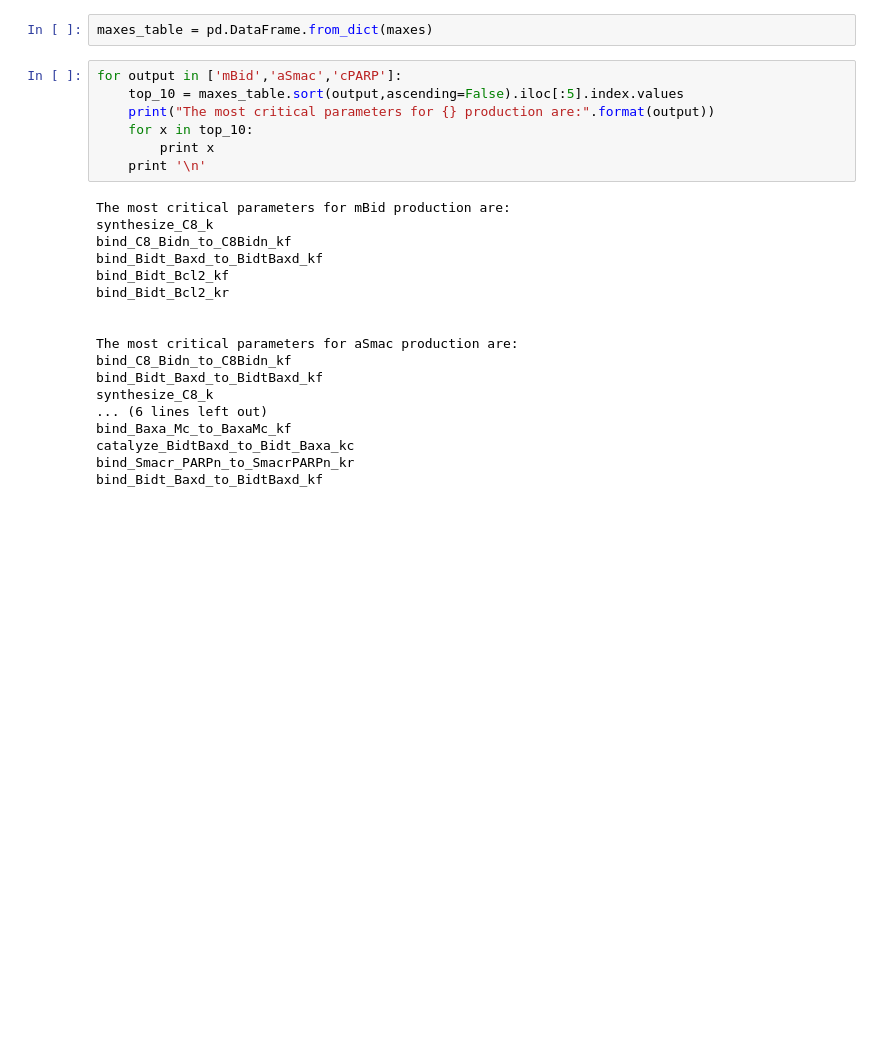
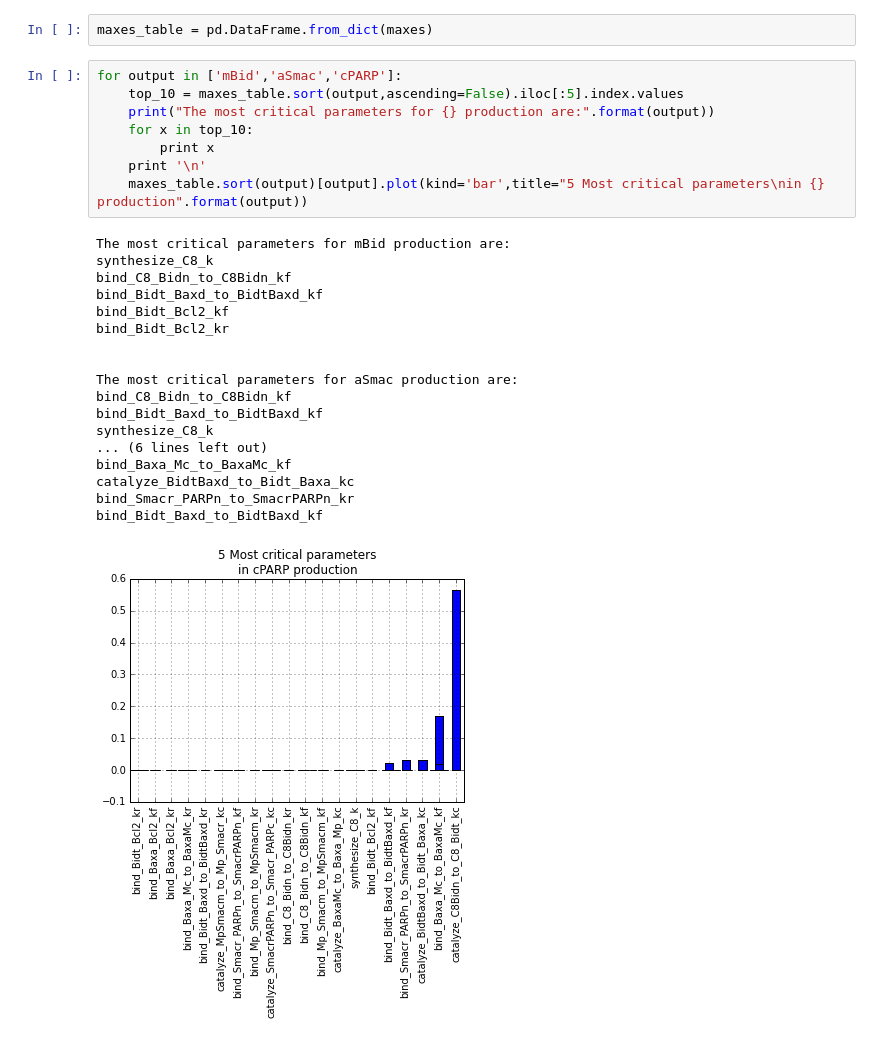
Before and after one commit to ortega2247/qsb, a Jupyter notebook: qsb_sensitivity.ipynb, the cells around one changed output. Drawn from its saved outputs; the diff is of its cells as text; blank space fills up the shorter version.

Commit message:
Graphs finished

```diff
--- a/qsb_sensitivity.ipynb
+++ b/qsb_sensitivity.ipynb
@@ -171,25 +171,27 @@ maxes_table = pd.DataFrame.from_dict(maxes)
 # %%
 for output in ['mBid','aSmac','cPARP']:
     top_10 = maxes_table.sort(output,ascending=False).iloc[:5].index.values
     print("The most critical parameters for {} production are:".format(output))
     for x in top_10:
         print x
     print '\n'
+    maxes_table.sort(output)[output].plot(kind='bar',title="5 Most critical parameters\nin {} production".format(output))
 # %% [output]
 The most critical parameters for mBid production are:
 synthesize_C8_k
 bind_C8_Bidn_to_C8Bidn_kf
 bind_Bidt_Baxd_to_BidtBaxd_kf
 bind_Bidt_Bcl2_kf
 bind_Bidt_Bcl2_kr
 
 
 The most critical parameters for aSmac production are:
 bind_C8_Bidn_to_C8Bidn_kf
 bind_Bidt_Baxd_to_BidtBaxd_kf
 synthesize_C8_k
 ... (6 lines left out)
 bind_Baxa_Mc_to_BaxaMc_kf
 catalyze_BidtBaxd_to_Bidt_Baxa_kc
 bind_Smacr_PARPn_to_SmacrPARPn_kr
 bind_Bidt_Baxd_to_BidtBaxd_kf
+[figure, added]
```
Also changed, not shown: parts of 2 cells of this notebook.
